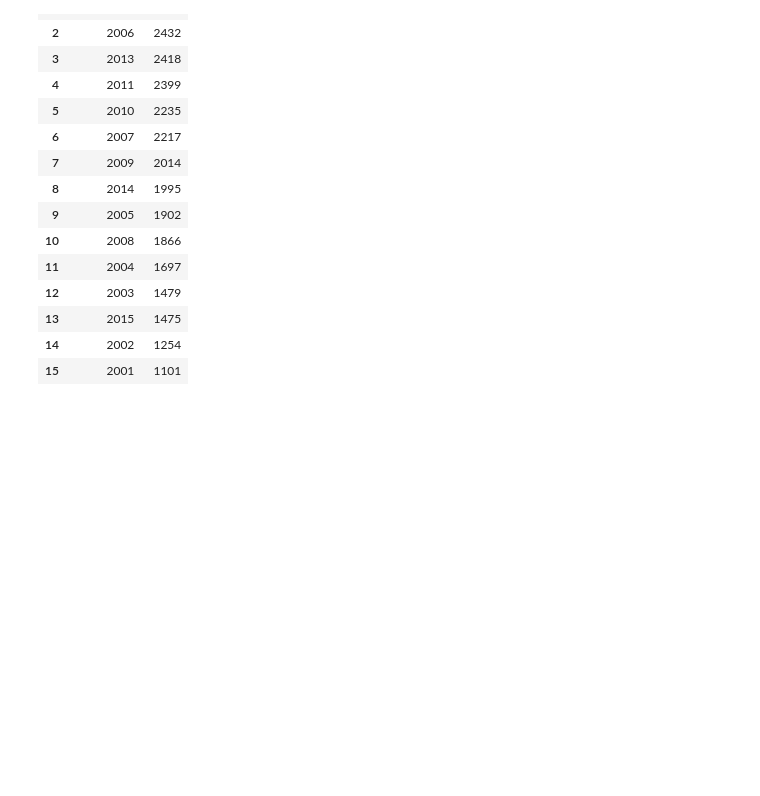
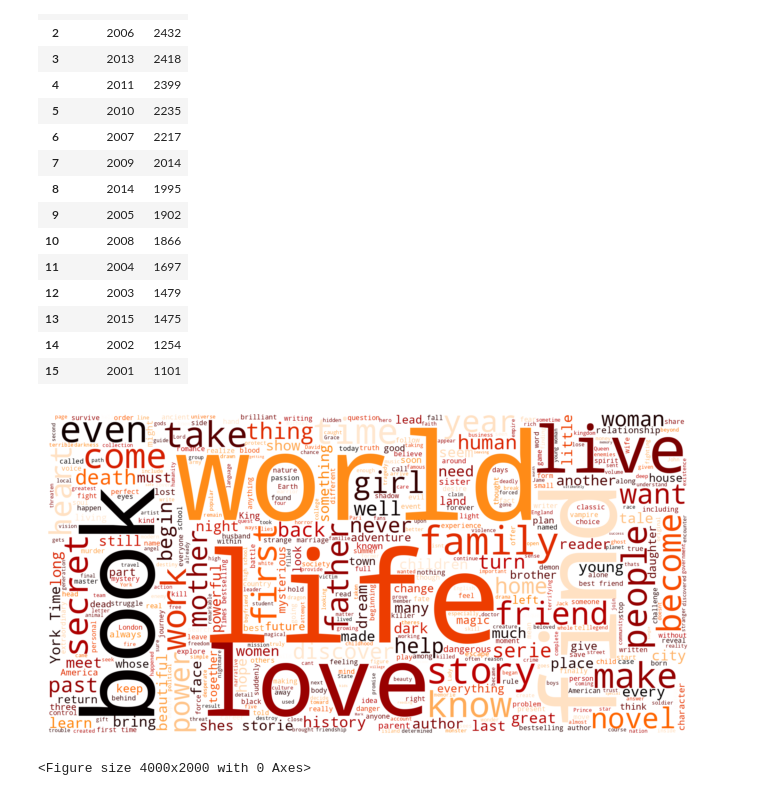
Before and after one commit to pspanoudakis/Data-Mining-Techniques-Projects, a Jupyter notebook: project2/GoodreadsBooks.ipynb, the cells around one changed output. Cells and saved outputs as stored; diff of their text form; code cells hidden in the pictures; blank space fills up the shorter version.

Commit message:
`WordCloud` (no mask)

```diff
--- a/project2/GoodreadsBooks.ipynb
+++ b/project2/GoodreadsBooks.ipynb
@@ -787,5 +783,33 @@ TopColumnValuesAnswerGenerator().registerQuestion({
 | 13 | 2015 | 1475 |
 | 14 | 2002 | 1254 |
 | 15 | 2001 | 1101 |
+# %%
+def displayWordcloud(text: str):
+    stopWordsSet = set()
+    stopWordsSet.update(wordcloud.STOPWORDS)
+    stopWordsSet.update(nltk.corpus.stopwords.words('english'))
+    cloud = WordCloud(
+        background_color='white',
+        colormap=plt.colormaps['gist_heat'],
+        width=2000, height=1000,
+        max_words=500,
+        min_word_length=4,
+        stopwords=stopWordsSet
+    ).generate(text)
+
+    plt.axis("off")
+    plt.tight_layout(pad=0)
+    plt.imshow(cloud, interpolation='bilinear')
+    plt.figure(figsize=(40, 20))
+    plt.show()
+
+descriptionsTotal = (
+    ' '.join(d for d in dataDf[DataColumn.DESCRIPTION])
+    .translate(str.maketrans('', '', string.punctuation))
+)
+displayWordcloud(descriptionsTotal)
+# %% [output]
+[figure, added]
+<Figure size 4000x2000 with 0 Axes>
 # %%
 # temp = dataDf[[DataColumn.GENRES, DataColumn.AWARDS]]
```
Also changed, not shown: parts of 3 cells of this notebook.
